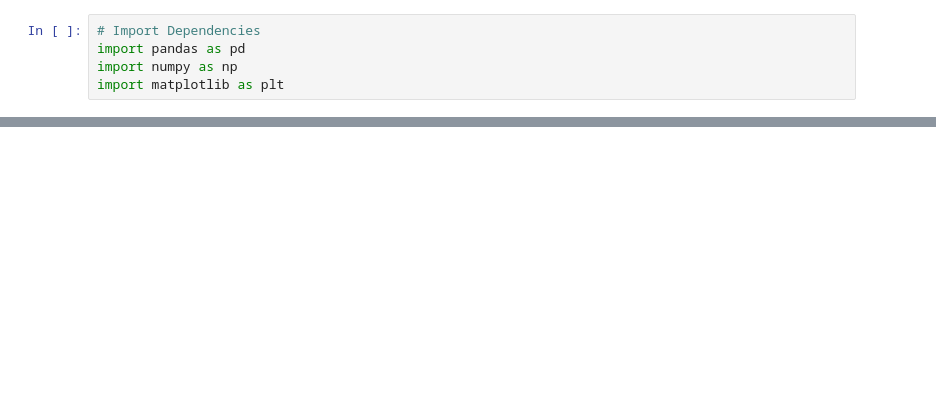
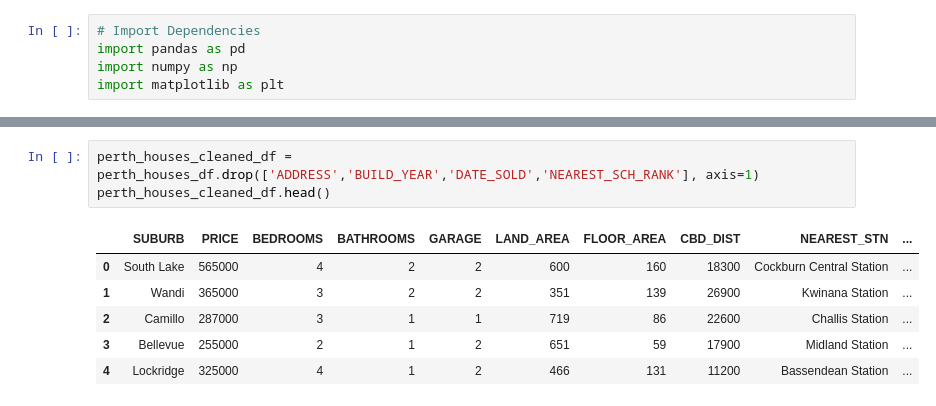
Before and after one commit to TroyFoote/Exploring_Perth_House_Prices, a Jupyter notebook: Perth_House_Prices.ipynb, the cells around one changed output, grey strips where cells are left out. Drawn from its saved outputs; the diff is of its cells as text; blank space fills up the shorter version.

```diff
--- a/Perth_House_Prices.ipynb
+++ b/Perth_House_Prices.ipynb
@@ -18,0 +156,10 @@ perth_houses_df.head()
+# %%
+perth_houses_cleaned_df = perth_houses_df.drop(['ADDRESS','BUILD_YEAR','DATE_SOLD','NEAREST_SCH_RANK'], axis=1)
+perth_houses_cleaned_df.head()
+# %% [output]
+|  | SUBURB | PRICE | BEDROOMS | BATHROOMS | GARAGE | LAND_AREA | FLOOR_AREA | CBD_DIST | NEAREST_STN | ... |
+| 0 | South Lake | 565000 | 4 | 2 | 2 | 600 | 160 | 18300 | Cockburn Central Station | ... |
+| 1 | Wandi | 365000 | 3 | 2 | 2 | 351 | 139 | 26900 | Kwinana Station | ... |
+| 2 | Camillo | 287000 | 3 | 1 | 1 | 719 | 86 | 22600 | Challis Station | ... |
+| 3 | Bellevue | 255000 | 2 | 1 | 2 | 651 | 59 | 17900 | Midland Station | ... |
+| 4 | Lockridge | 325000 | 4 | 1 | 2 | 466 | 131 | 11200 | Bassendean Station | ... |
```
Also changed, not shown: parts of 8 cells of this notebook, 1 other file.
